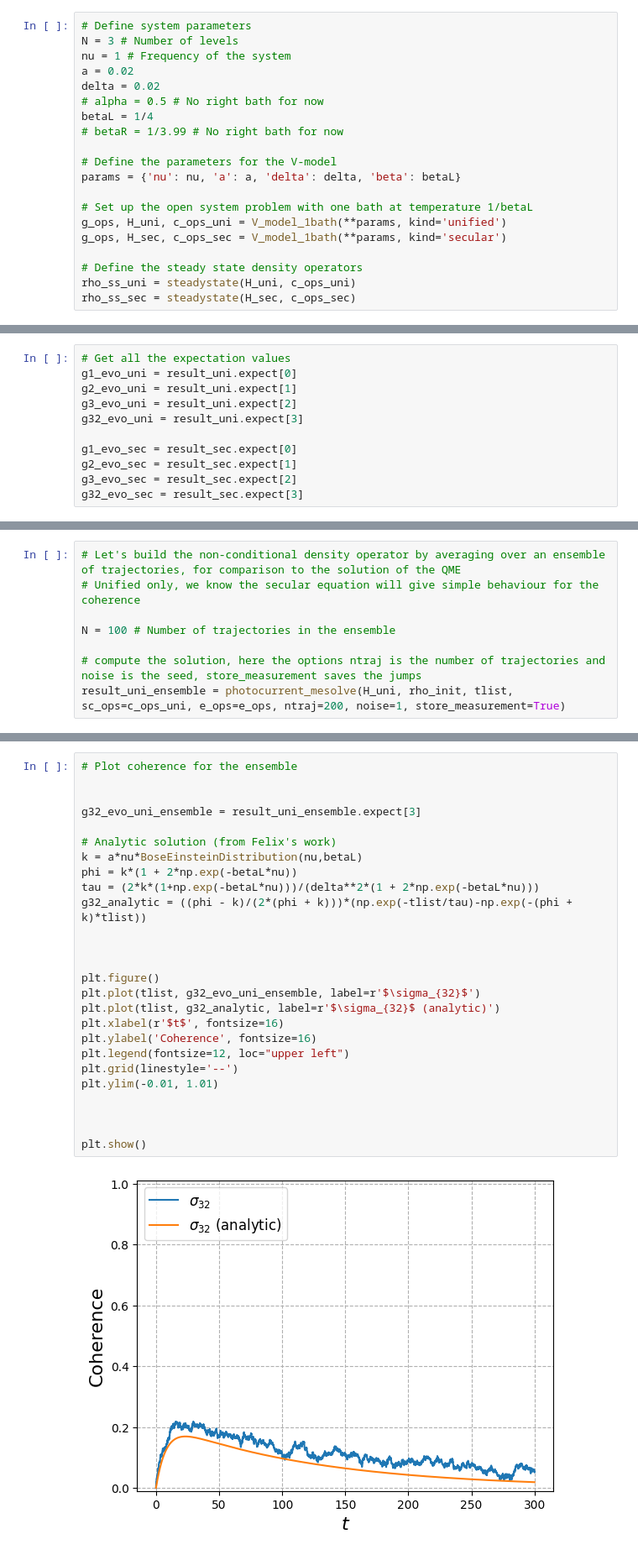
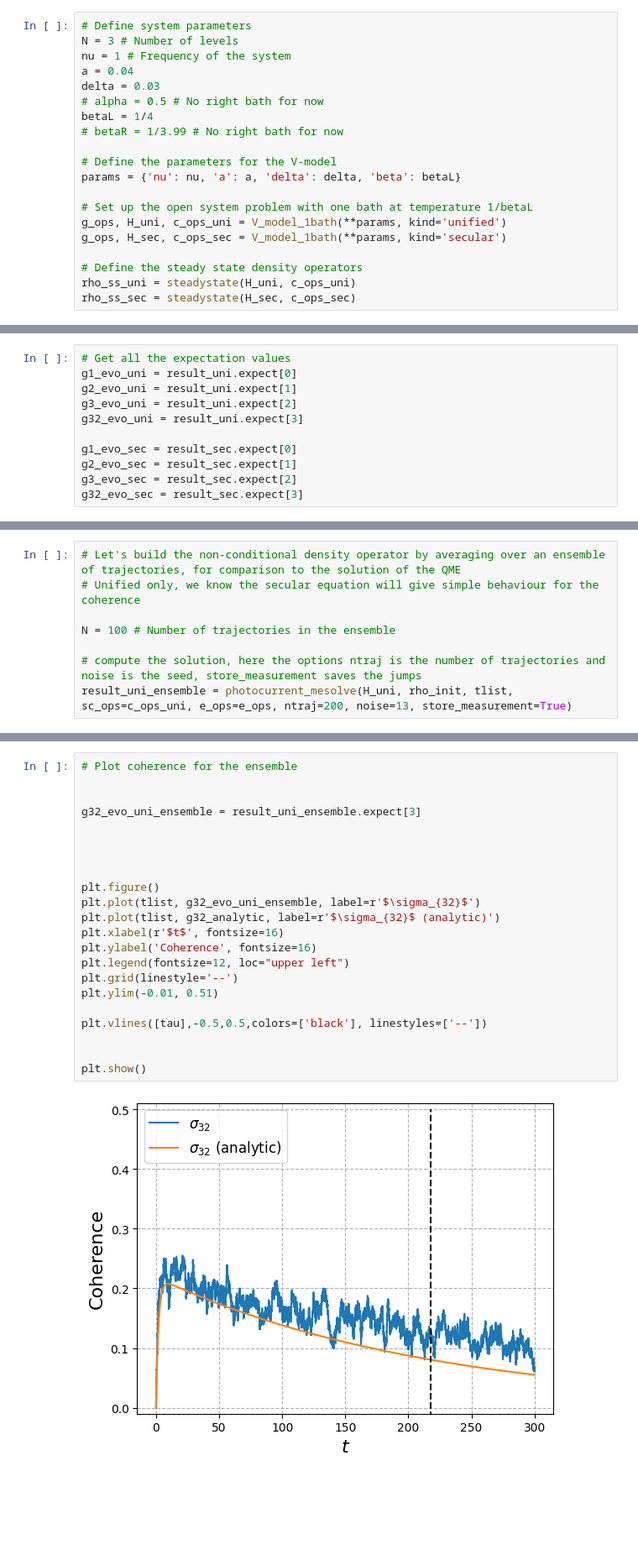
Before and after one commit to mikeal888/The_V_model, a Jupyter notebook: Equilibrium.ipynb, the cells around one changed output, grey strips where cells are left out. Shown: that part at 84% size. Drawn from its saved outputs; the diff is of its cells as text; blank space fills up the shorter version.

```diff
--- a/Equilibrium.ipynb
+++ b/Equilibrium.ipynb
@@ -10,8 +10,8 @@ from FCS import *
 # Define system parameters
 N = 3 # Number of levels
 nu = 1 # Frequency of the system
-a = 0.02
-delta = 0.02
+a = 0.04
+delta = 0.03
 # alpha = 0.5 # No right bath for now
 betaL = 1/4
 # betaR = 1/3.99 # No right bath for now
@@ -123,5 +133,5 @@ plt.show()
 N = 100 # Number of trajectories in the ensemble
 
 # compute the solution, here the options ntraj is the number of trajectories and noise is the seed, store_measurement saves the jumps
-result_uni_ensemble = photocurrent_mesolve(H_uni, rho_init, tlist, sc_ops=c_ops_uni, e_ops=e_ops, ntraj=200, noise=1, store_measurement=True)
+result_uni_ensemble = photocurrent_mesolve(H_uni, rho_init, tlist, sc_ops=c_ops_uni, e_ops=e_ops, ntraj=200, noise=13, store_measurement=True)
 # %% [output]
@@ -138,28 +148,24 @@ Total run time:  52.79s
 # %%
 # Plot coherence for the ensemble
 
 
 g32_evo_uni_ensemble = result_uni_ensemble.expect[3]
 
-# Analytic solution (from Felix's work)
-k = a*nu*BoseEinsteinDistribution(nu,betaL)
-phi = k*(1 + 2*np.exp(-betaL*nu))
-tau = (2*k*(1+np.exp(-betaL*nu)))/(delta**2*(1 + 2*np.exp(-betaL*nu)))
-g32_analytic = ((phi - k)/(2*(phi + k)))*(np.exp(-tlist/tau)-np.exp(-(phi + k)*tlist))
 
 
 
 plt.figure()
 plt.plot(tlist, g32_evo_uni_ensemble, label=r'$\sigma_{32}$')
 plt.plot(tlist, g32_analytic, label=r'$\sigma_{32}$ (analytic)')
 plt.xlabel(r'$t$', fontsize=16)
 plt.ylabel('Coherence', fontsize=16)
 plt.legend(fontsize=12, loc="upper left")
 plt.grid(linestyle='--')
-plt.ylim(-0.01, 1.01)
+plt.ylim(-0.01, 0.51)
 
+plt.vlines([tau],-0.5,0.5,colors=['black'], linestyles=['--'])
 
 
 plt.show()
 # %% [output]
-[figure, old version]
+[figure, new version]
```
Also changed, not shown: parts of 6 cells of this notebook.
